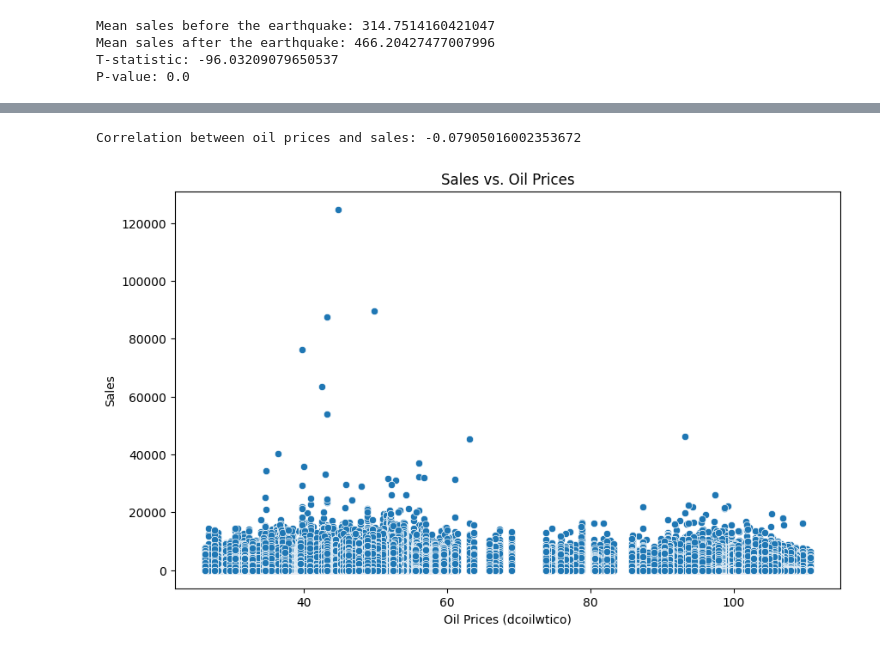
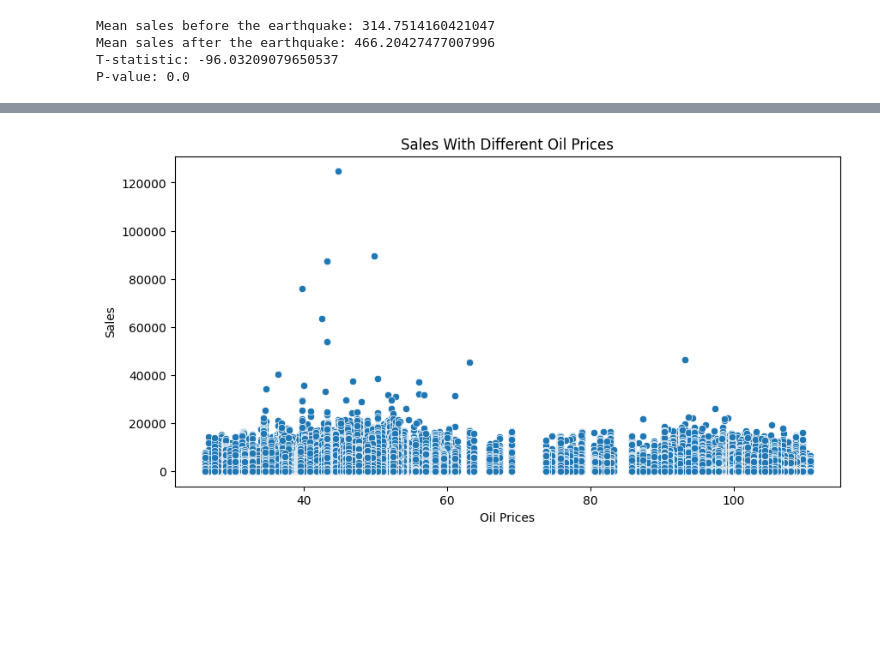
Before and after one commit to MelBushido/Regression-Analysis, a Jupyter notebook: Notebooks/regression.ipynb, the cells around one changed output, grey strips where cells are left out. Cells and saved outputs as stored; diff of their text form; code cells hidden in the pictures; blank space fills up the shorter version.

```diff
--- a/Notebooks/regression.ipynb
+++ b/Notebooks/regression.ipynb
@@ -728,16 +759,16 @@ plt.show()
 # Are sales affected by promotions, oil prices and holidays?
 
 # Promotions Analysis
-df_merged['on_promotion'] = df_merged['onpromotion'].apply(lambda x: 'Yes' if x > 0 else 'No')
-promotion_sales = df_merged.groupby('on_promotion')['sales'].mean().reset_index()
+df4['promotion_status'] = df4['onpromotion'].apply(lambda x: 'No Promotion' if x == 0 else 'Promotion')
 
-print("Average Sales by Promotion Status:")
-print(promotion_sales)
+# Group by promotion and sum the sales
+x = df4.groupby(['promotion_status'], as_index=False).agg({'sales':'sum'})
 
-plt.figure(figsize=(10, 6))
-sns.barplot(data=promotion_sales, x='on_promotion', y='sales')
-plt.title('Average Sales by Promotion Status')
-plt.xlabel('On Promotion')
-plt.ylabel('Average Sales')
-plt.show()
+# Plot the sales of promotion and non_promotion families)
+plt.figure(figsize=(8,5))
+plt.bar(x.promotion_status, x.sales)
+plt.title('Effect Of Promotion On Sales')
+plt.xticks((0,1))
+plt.xlabel('Promotion Status')
+plt.ylabel('Sales')
 # %% [output]
@@ -749,15 +782,11 @@ Average Sales by Promotion Status:
 # %%
-# Oil Prices Analysis
-df_merged = pd.merge(df_merged, oil, on='date', how='left')
-correlation = df_merged[['dcoilwtico', 'sales']].corr().iloc[0, 1]
-print(f"Correlation between oil prices and sales: {correlation}")
+# Compare the sales with different oil prices
 
-plt.figure(figsize=(10, 6))
-sns.scatterplot(data=df_merged, x='dcoilwtico', y='sales')
-plt.title('Sales vs. Oil Prices')
-plt.xlabel('Oil Prices (dcoilwtico)')
+plt.figure(figsize=(10,5))
+sns.scatterplot(x='oil_price', y='sales', data=df4)
+plt.title('Sales With Different Oil Prices')
+plt.xlabel('Oil Prices')
 plt.ylabel('Sales')
 plt.show()
 # %% [output]
-Correlation between oil prices and sales: -0.07905016002353672
-[figure, old version]
+[figure, new version]
```
Also changed, not shown: parts of 65 cells of this notebook.
